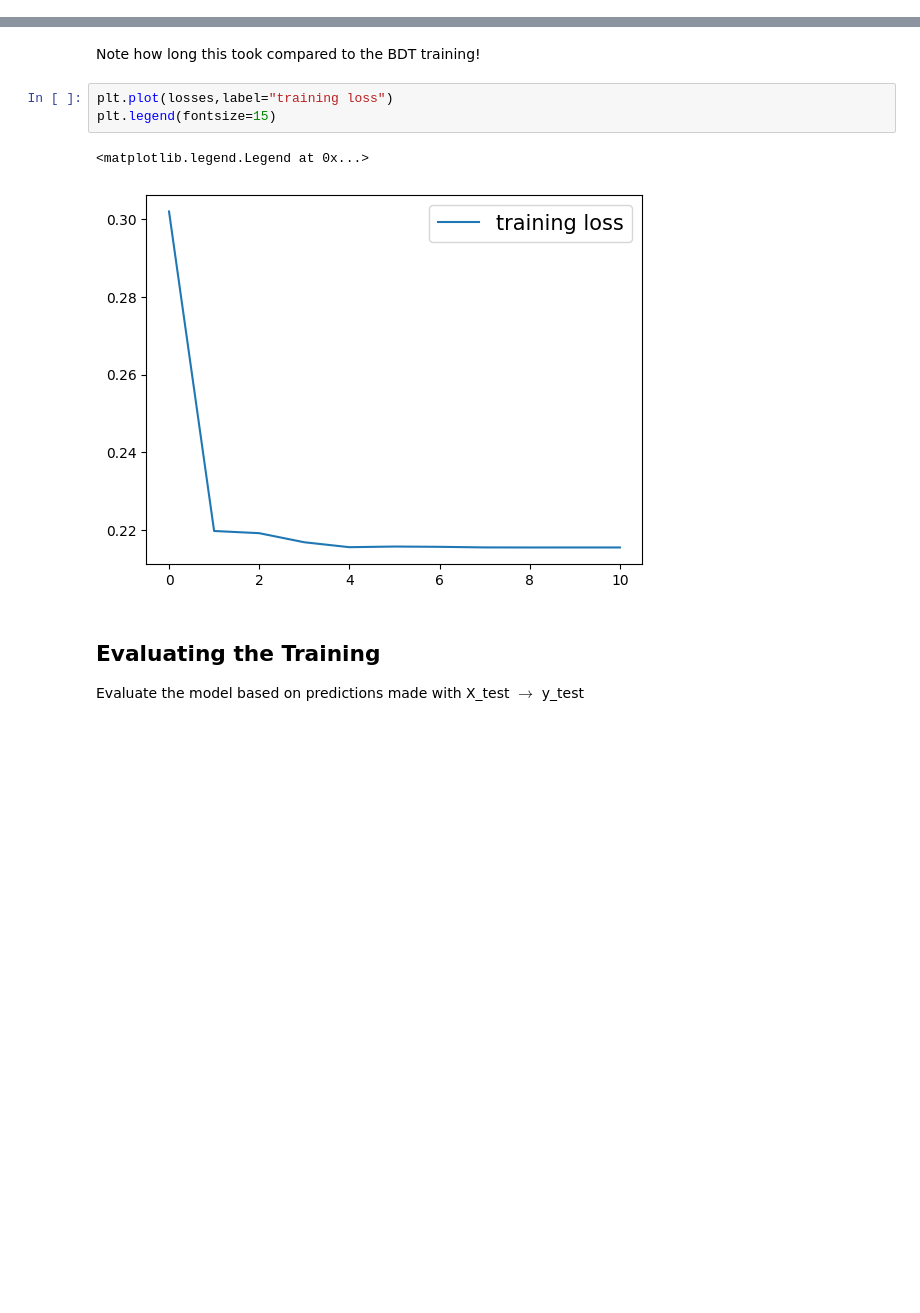
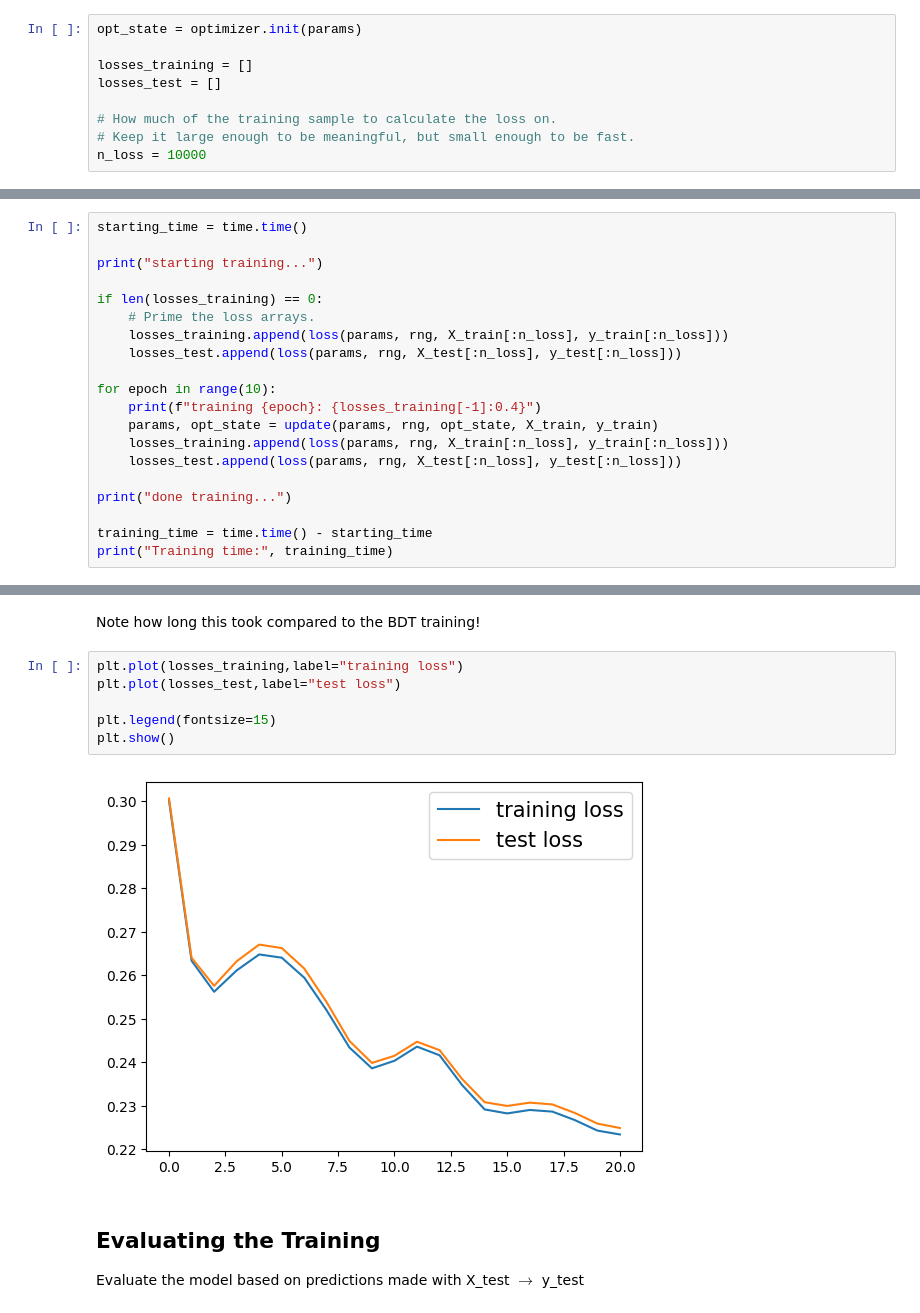
Before and after one commit to gordonwatts/hsf-india-ml-tutorial-2024-05, a Jupyter notebook: 01-tutorial-exercise-NN-JAX.ipynb, the cells around one changed output, grey strips where cells are left out. Saved outputs shown, nothing was run; the diff lists cells and outputs as text; blank space fills up the shorter version.

```diff
--- a/01-tutorial-exercise-NN-JAX.ipynb
+++ b/01-tutorial-exercise-NN-JAX.ipynb
@@ -231,2 +228,11 @@ losses = []
+# %%
+opt_state = optimizer.init(params)
+
+losses_training = []
+losses_test = []
+
+# How much of the training sample to calculate the loss on.
+# Keep it large enough to be meaningful, but small enough to be fast.
+n_loss = 10000
 # %% [markdown]
 The training loop, finally! Note that we've designed this so that we can keep re-running it... so if the first 10 aren't enough, we can just re-run the loop.
@@ -294,0 +239,20 @@ Training time: 47.9292631149292
+# %%
+starting_time = time.time()
+
+print("starting training...")
+
+if len(losses_training) == 0:
+    # Prime the loss arrays.
+    losses_training.append(loss(params, rng, X_train[:n_loss], y_train[:n_loss]))
+    losses_test.append(loss(params, rng, X_test[:n_loss], y_test[:n_loss]))
+
+for epoch in range(10):
+    print(f"training {epoch}: {losses_training[-1]:0.4}")
+    params, opt_state = update(params, rng, opt_state, X_train, y_train)
+    losses_training.append(loss(params, rng, X_train[:n_loss], y_train[:n_loss]))
+    losses_test.append(loss(params, rng, X_test[:n_loss], y_test[:n_loss]))
+
+print("done training...")
+
+training_time = time.time() - starting_time
+print("Training time:", training_time)
@@ -295,11 +273,13 @@ Training time: 47.9292631149292
 # %% [markdown]
 Note how long this took compared to the BDT training!
 # %%
-plt.plot(losses,label="training loss")
+plt.plot(losses_training,label="training loss")
+plt.plot(losses_test,label="test loss")
+
 plt.legend(fontsize=15)
+plt.show()
 # %% [output]
-<matplotlib.legend.Legend at 0x...>
-[figure, old version]
+[figure, new version]
 # %% [markdown]
 ## Evaluating the Training
 
```
Also changed, not shown: parts of 26 cells of this notebook, 1 other file.
